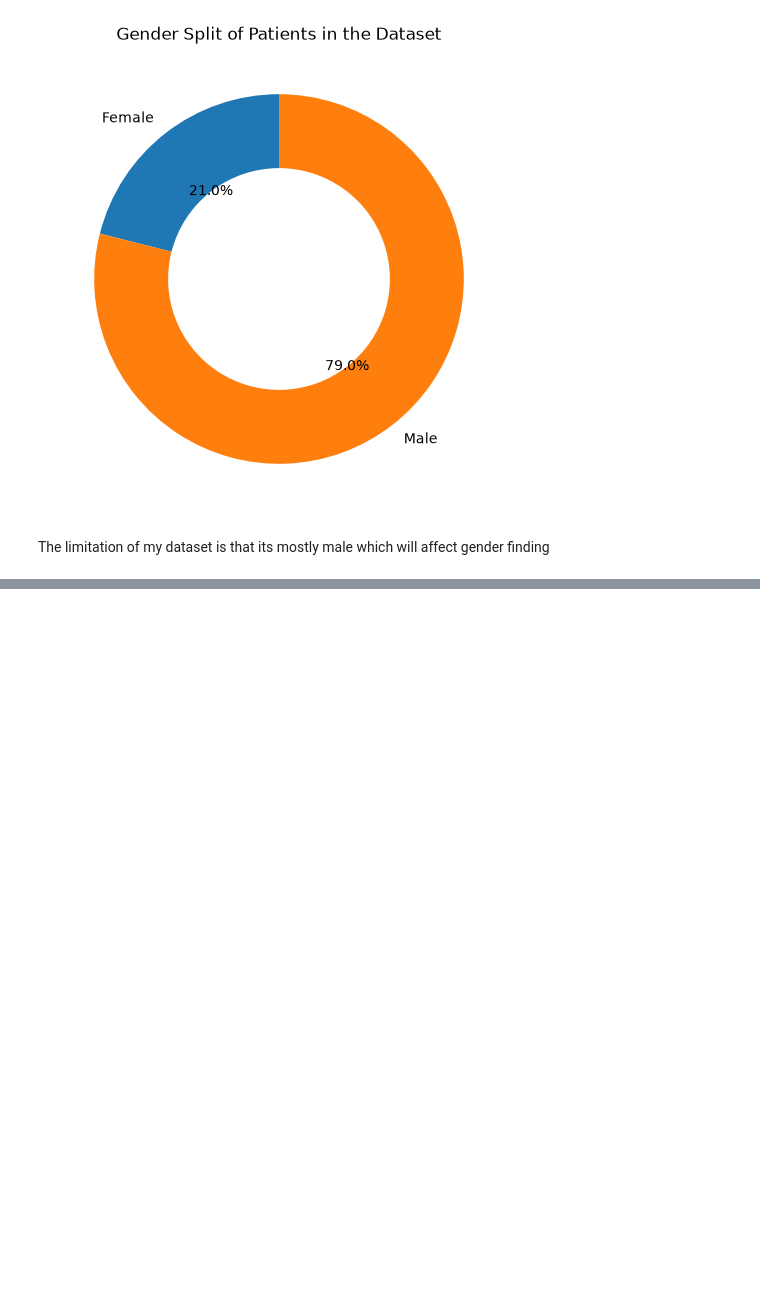
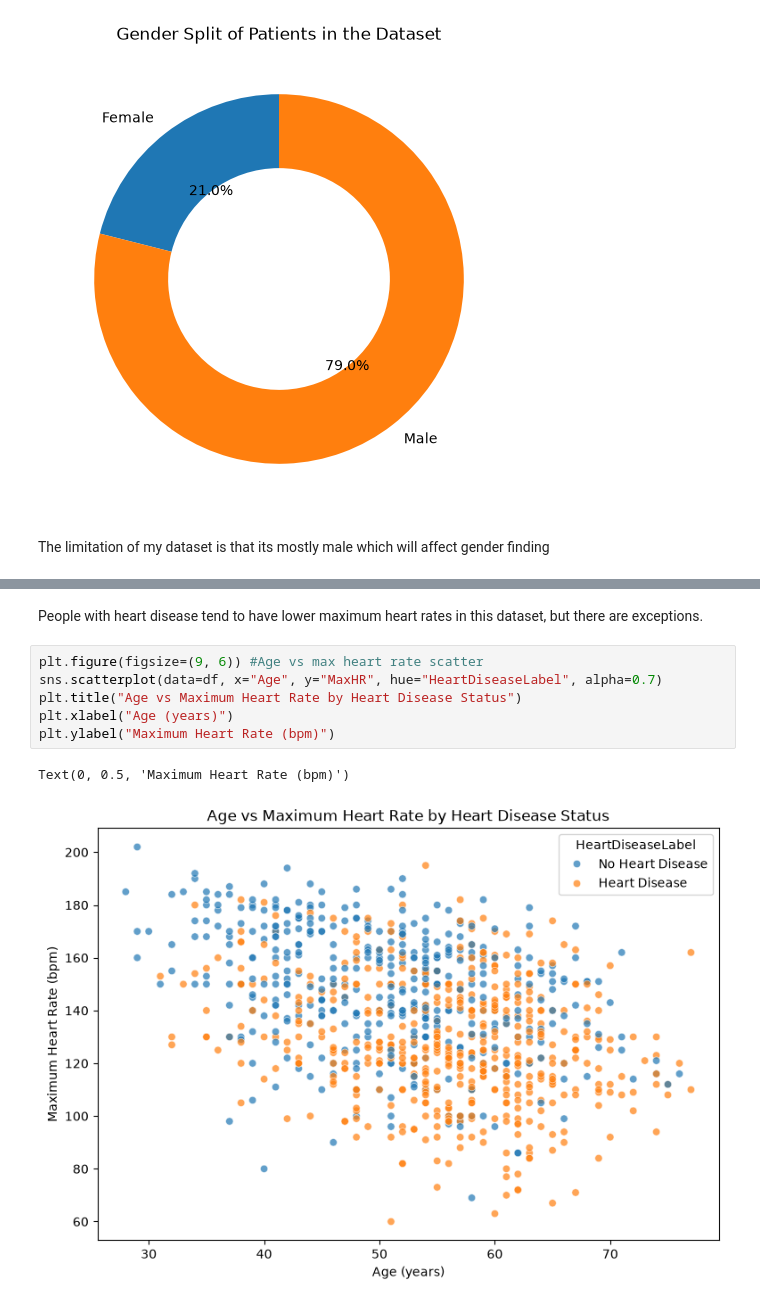
Before and after one commit to TuhinShaikh/Heart-Disease-Visualisation, a Jupyter notebook: Heart_Disease_Analysis.ipynb, the cells around one changed output, grey strips where cells are left out. Drawn from its saved outputs; the diff is of its cells as text; blank space fills up the shorter version.

```diff
--- a/Heart_Disease_Analysis.ipynb
+++ b/Heart_Disease_Analysis.ipynb
@@ -548,0 +557,11 @@ The limitation of my dataset is that its mostly male which will affect gender fi
+# %% [markdown]
+People with heart disease tend to have lower maximum heart rates in this dataset, but there are exceptions.
+# %%
+plt.figure(figsize=(9, 6)) #Age vs max heart rate scatter
+sns.scatterplot(data=df, x="Age", y="MaxHR", hue="HeartDiseaseLabel", alpha=0.7)
+plt.title("Age vs Maximum Heart Rate by Heart Disease Status")
+plt.xlabel("Age (years)")
+plt.ylabel("Maximum Heart Rate (bpm)")
+# %% [output]
+Text(0, 0.5, 'Maximum Heart Rate (bpm)')
+[figure, added]
```
Also changed, not shown: parts of 7 cells of this notebook.
